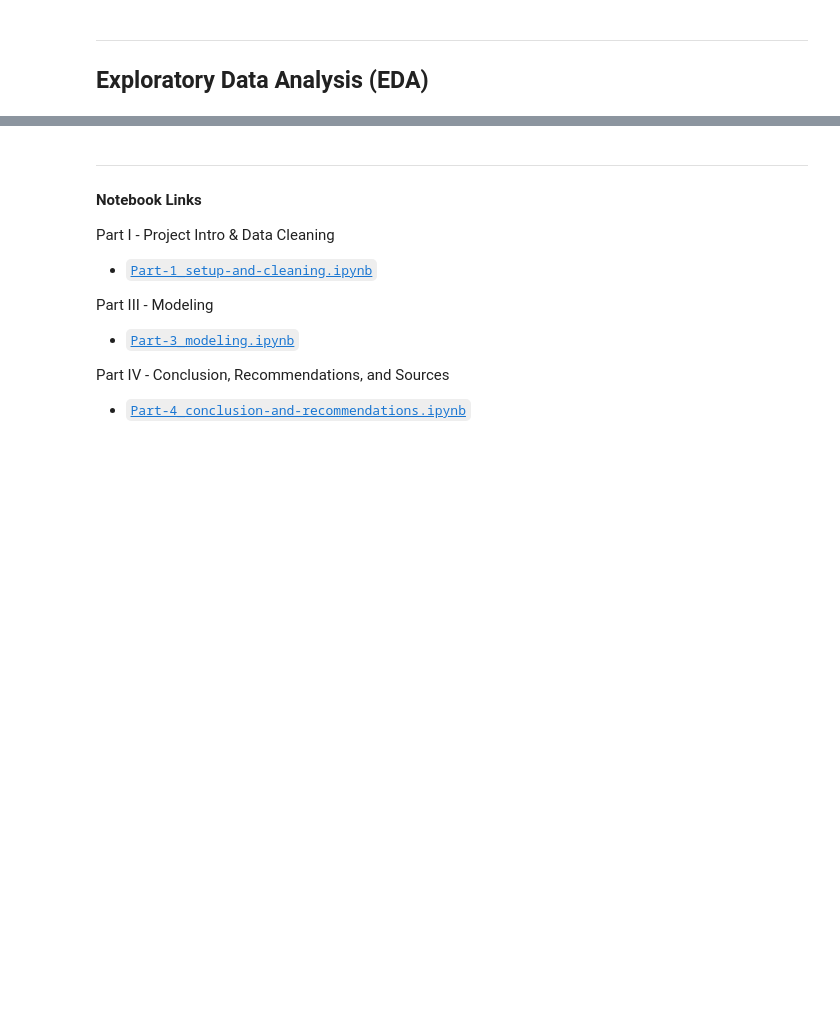
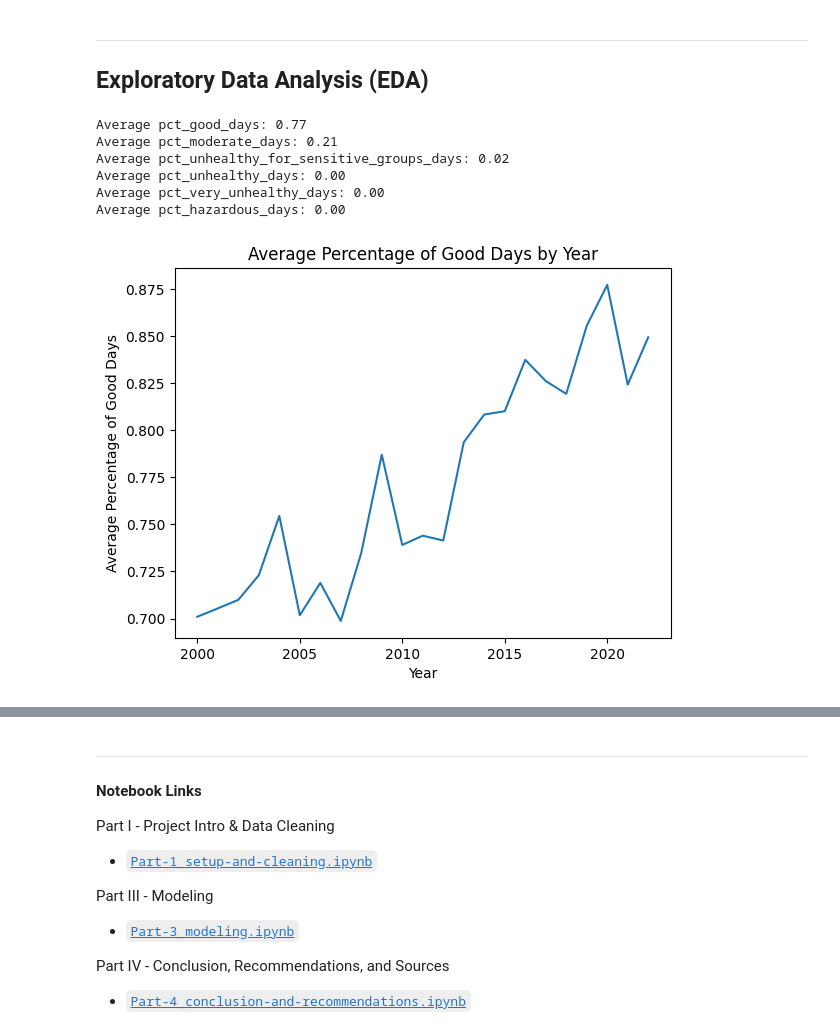
Before and after one commit to boay00/group-project-ev, a Jupyter notebook: code/Part-2_eda.ipynb, the cells around one changed output, grey strips where cells are left out. Saved outputs shown, nothing was run; the diff lists cells and outputs as text; code cells hidden in the pictures; blank space fills up the shorter version.

```diff
--- a/code/Part-2_eda.ipynb
+++ b/code/Part-2_eda.ipynb
@@ -34,2 +43,5 @@ import pandas as pd
 # %% [markdown]
 ### Data Import
+# %%
+aqi = pd.read_csv('../output/air_quality_by_state.csv')
+aqi.head()
@@ -40,3 +163,36 @@ df = pd.read_csv('../data/data-to-read.csv')
 # %% [markdown]
 ---
 ## Exploratory Data Analysis (EDA)
+# %%
+air_quality_cols = [
+    'pct_good_days',
+    'pct_moderate_days',
+    'pct_unhealthy_for_sensitive_groups_days',
+    'pct_unhealthy_days',
+    'pct_very_unhealthy_days',
+    'pct_hazardous_days'
+]
+
+# Average annual share of days by air quality
+for col in air_quality_cols:
+    avg_pct = aqi[col].mean()
+    print(f"Average {col}: {avg_pct:.2f}")
+# %% [output]
+Average pct_good_days: 0.77
+Average pct_moderate_days: 0.21
+Average pct_unhealthy_for_sensitive_groups_days: 0.02
+Average pct_unhealthy_days: 0.00
+Average pct_very_unhealthy_days: 0.00
+Average pct_hazardous_days: 0.00
+# %%
+# Group the data by year and calculate the mean of the good_days column for each year
+mean_good_days_by_year = aqi.groupby('year')['pct_good_days'].mean()
+
+# Create a line plot
+plt.plot(mean_good_days_by_year.index, mean_good_days_by_year.values)
+plt.xlabel('Year')
+plt.ylabel('Average Percentage of Good Days')
+plt.title('Average Percentage of Good Days by Year')
+plt.show();
+# %% [output]
+[figure, added]
```
Also changed, not shown: parts of 93 cells of this notebook, 3 other files.
